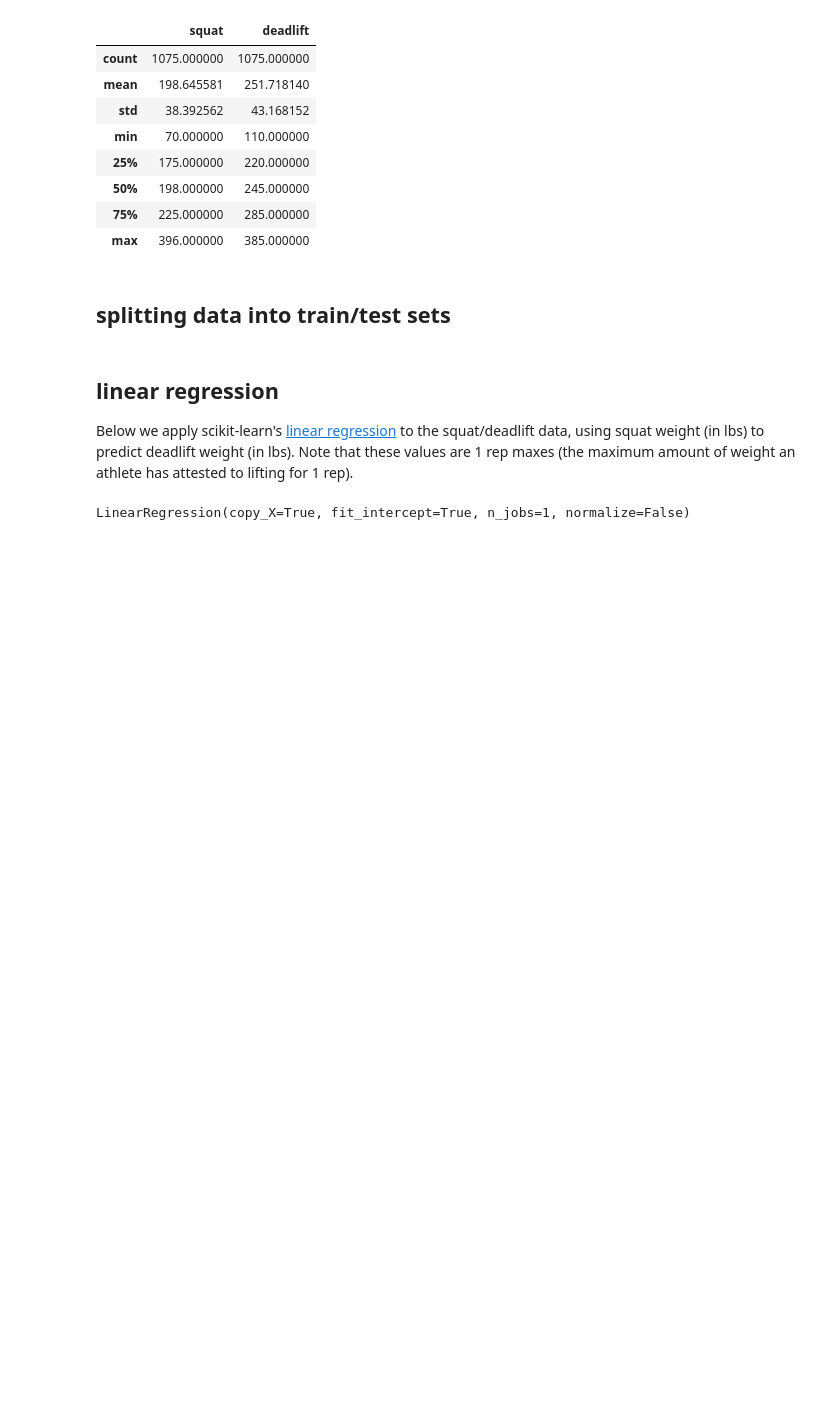
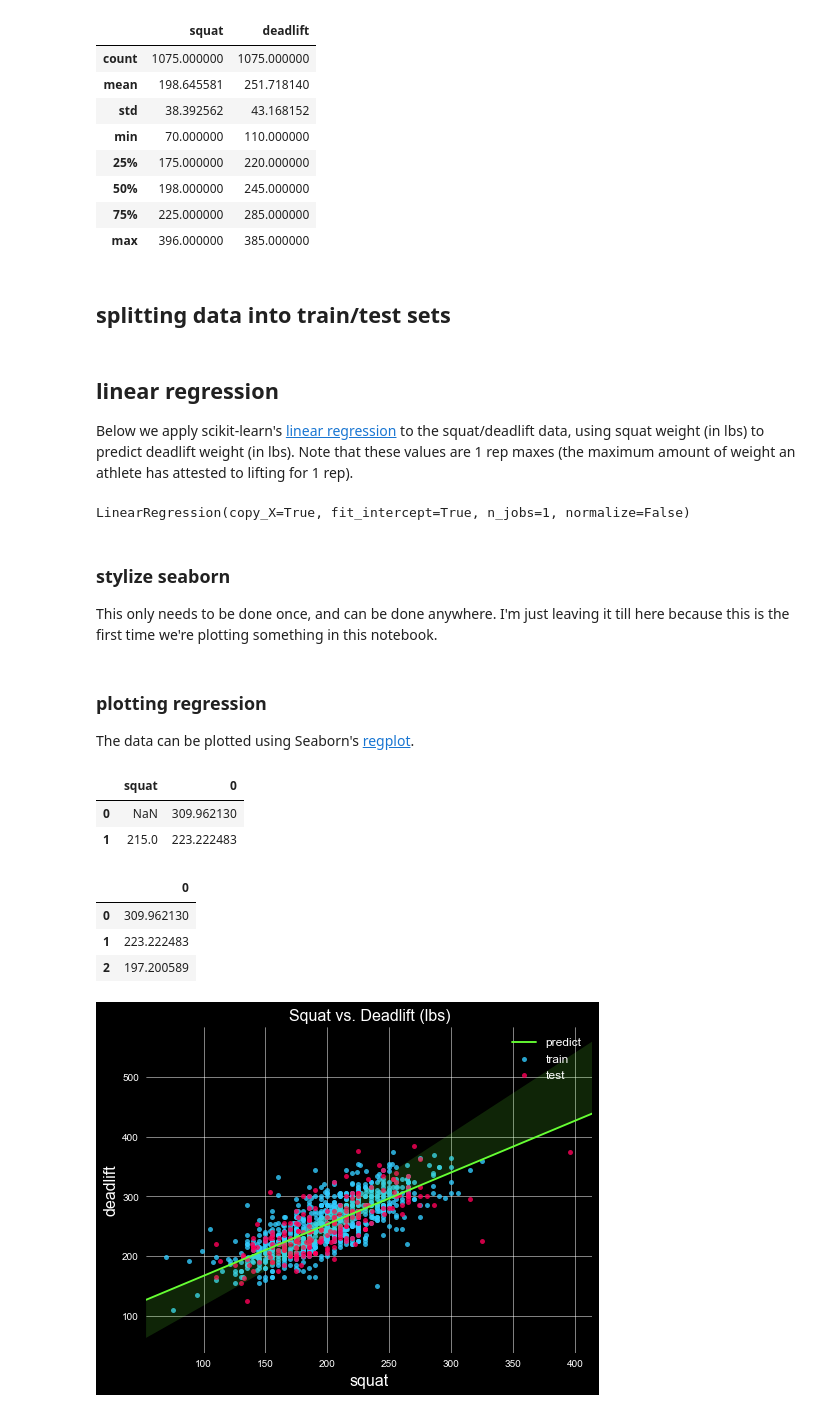
Before and after one commit to zfreedman/crossfit_open_2018, a Jupyter notebook: learning/squat_deadlift_regression.ipynb, the cells around one changed output. Cells and saved outputs as stored; diff of their text form; code cells hidden in the pictures; blank space fills up the shorter version.

Commit message:
feat: Completed women's 45-49 (division 4) squat/deadlift regression NB

```diff
--- a/learning/squat_deadlift_regression.ipynb
+++ b/learning/squat_deadlift_regression.ipynb
@@ -79,7 +85,7 @@ squat_deadlift.describe()
 ## splitting data into train/test sets
 # %%
 #ratio of data to be used for testing
-test_ratio = .8
+test_ratio = .2
 #random state used for ML initialization
 random_state = 0
 # %%
@@ -100,3 +106,6 @@ regressor = LinearRegression()
 regressor.fit(x_train[:, np.newaxis], y_train)
 # %% [output]
 LinearRegression(copy_X=True, fit_intercept=True, n_jobs=1, normalize=False)
+# %% [markdown]
+### stylize seaborn
+This only needs to be done once, and can be done anywhere. I'm just leaving it till here because this is the first time we're plotting something in this notebook.
@@ -102,0 +114,16 @@ LinearRegression(copy_X=True, fit_intercept=True, n_jobs=1, normalize=False)
+# %% [markdown]
+### plotting regression
+The data can be plotted using Seaborn's [regplot](https://seaborn.pydata.org/generated/seaborn.regplot.html).
+# %%
+df_preds.head(2)
+# %% [output]
+|  | squat | 0 |
+| 0 | NaN | 309.962130 |
+| 1 | 215.0 | 223.222483 |
+# %%
+pd.DataFrame(regressor.predict(x_test.values[:, np.newaxis])).head(3)
+# %% [output]
+|  | 0 |
+| 0 | 309.962130 |
+| 1 | 223.222483 |
+| 2 | 197.200589 |
@@ -102,0 +133,52 @@ LinearRegression(copy_X=True, fit_intercept=True, n_jobs=1, normalize=False)
+# %%
+#colors for plotting
+color_map = {
+    "scatter": {
+        "train": "#33ccff",
+        "test": "#ff0059"
+    },
+    "regression": {
+        "predict": "#66ff33"
+    }
+}
+
+#training/testing dataframes
+df_train = pd.concat([x_train, y_train], axis=1)
+df_test = pd.concat([x_test, y_test], axis=1)
+df_preds = pd.DataFrame(x_test.values, columns=["squat"])
+df_preds["deadlift"] = pd.Series(regressor.predict(x_test.values[:, np.newaxis]))
+
+#used to make plotting less repetitive
+colors_scatter = [color_map["scatter"]["train"], color_map["scatter"]["test"]]
+labels = ["train", "test"]
+dfs = [df_train, df_test]
+
+#plotting scatter plots
+for i in range(len(dfs)):
+    ax = sb.regplot(
+        x="squat",
+        y="deadlift",
+        data=dfs[i],
+        fit_reg=False,#default true
+        color=colors_scatter[i],
+        scatter_kws={"s": 25},
+        label=labels[i],
+        marker="o"
+    )
+
+#plotting regression (from model predicting based on x_test)
+ax = sb.regplot(
+    x="squat",
+    y="deadlift",
+    data=df_preds.head(2),
+    scatter=False,#default true
+    color=color_map["regression"]["predict"],
+    label="predict"
+)
+plt.title("Squat vs. Deadlift (lbs)")
+plt.legend()
+plt.show()
+#testing data
+#ax = sb.regplot(x="squat", y="deadlift", data=df_test, fit_reg=False, color=colors["scatter"]["test"])
+# %% [output]
+[figure, added]
```
Also changed, not shown: parts of 7 cells of this notebook, 2 other files.
